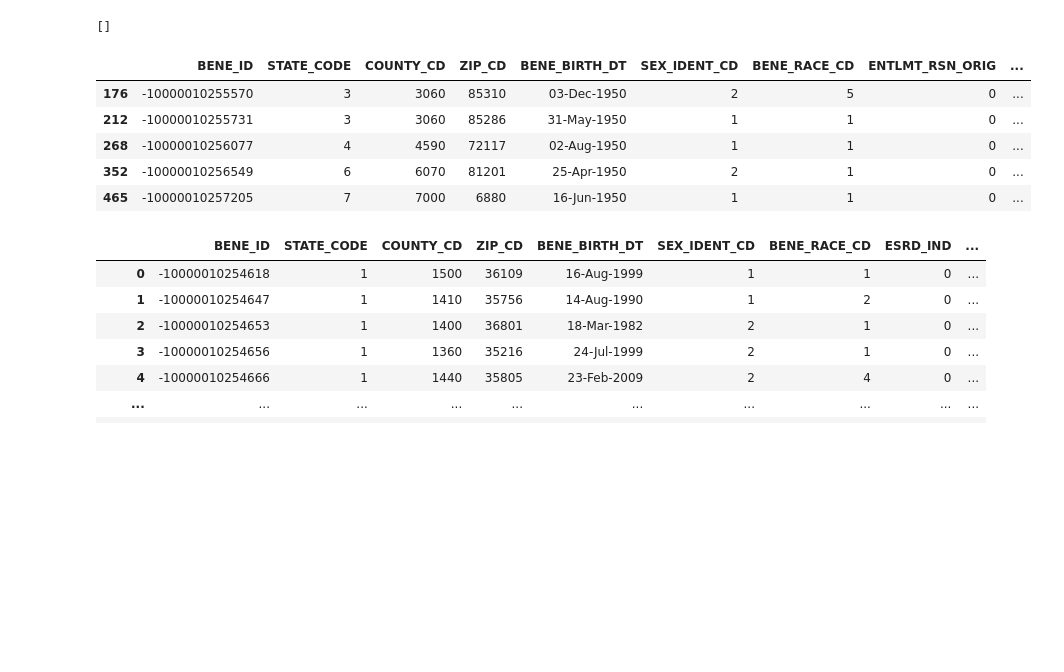
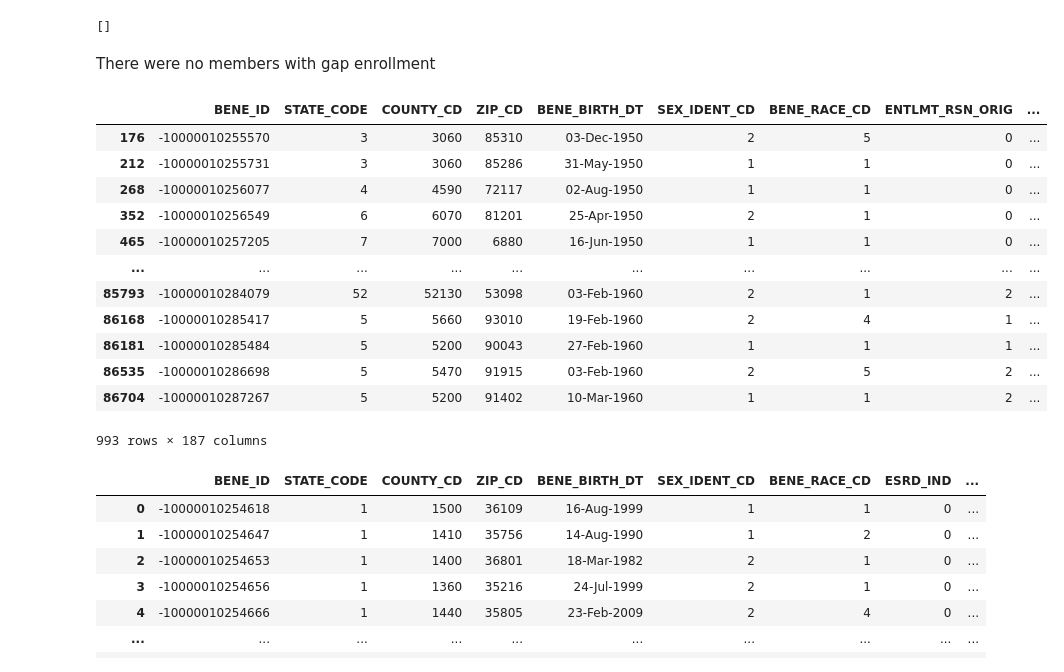
Before and after one commit to benabijah/EHR, a Jupyter notebook: enrollment_data_preprocessing.ipynb, the cells around one changed output. Cells and saved outputs as stored; diff of their text form; code cells hidden in the pictures; blank space fills up the shorter version.

```diff
--- a/enrollment_data_preprocessing.ipynb
+++ b/enrollment_data_preprocessing.ipynb
@@ -32,21 +40,30 @@ print(beneficiary_with_zero_mdc)
 # %% [output]
 []
+# %% [markdown]
+There were no members with gap enrollment
 # %%
 # prompt: for each BENE_ID, is the average value across 12 columns denoted by MDCR_STATUS_CODE_01 through MDCR_STATUS_CODE_12 the same as the value in MDCR_STATUS_CODE_01? Are there exceptions?
 
 # Calculate the average of MDCR_STATUS_CODE columns for each BENE_ID
 enrollment['avg_mdc_status'] = enrollment[mdc_status_cols].mean(axis=1)
 
 # Compare the average with MDCR_STATUS_CODE_01
 enrollment['avg_equals_first'] = enrollment['avg_mdc_status'] == enrollment['MDCR_STATUS_CODE_01']
 
 # Identify exceptions
 exceptions = enrollment[~enrollment['avg_equals_first']]
-exceptions.head()
+exceptions
 # %% [output]
 |  | BENE_ID | STATE_CODE | COUNTY_CD | ZIP_CD | BENE_BIRTH_DT | SEX_IDENT_CD | BENE_RACE_CD | ENTLMT_RSN_ORIG | ... |
 | 176 | -10000010255570 | 3 | 3060 | 85310 | 03-Dec-1950 | 2 | 5 | 0 | ... |
 | 212 | -10000010255731 | 3 | 3060 | 85286 | 31-May-1950 | 1 | 1 | 0 | ... |
 | 268 | -10000010256077 | 4 | 4590 | 72117 | 02-Aug-1950 | 1 | 1 | 0 | ... |
 | 352 | -10000010256549 | 6 | 6070 | 81201 | 25-Apr-1950 | 2 | 1 | 0 | ... |
 | 465 | -10000010257205 | 7 | 7000 | 6880 | 16-Jun-1950 | 1 | 1 | 0 | ... |
+| ... | ... | ... | ... | ... | ... | ... | ... | ... | ... |
+| 85793 | -10000010284079 | 52 | 52130 | 53098 | 03-Feb-1960 | 2 | 1 | 2 | ... |
+| 86168 | -10000010285417 | 5 | 5660 | 93010 | 19-Feb-1960 | 2 | 4 | 1 | ... |
+| 86181 | -10000010285484 | 5 | 5200 | 90043 | 27-Feb-1960 | 1 | 1 | 1 | ... |
+| 86535 | -10000010286698 | 5 | 5470 | 91915 | 03-Feb-1960 | 2 | 5 | 2 | ... |
+| 86704 | -10000010287267 | 5 | 5200 | 91402 | 10-Mar-1960 | 1 | 1 | 2 | ... |
+993 rows × 187 columns
```
Also changed, not shown: parts of 7 cells of this notebook.
